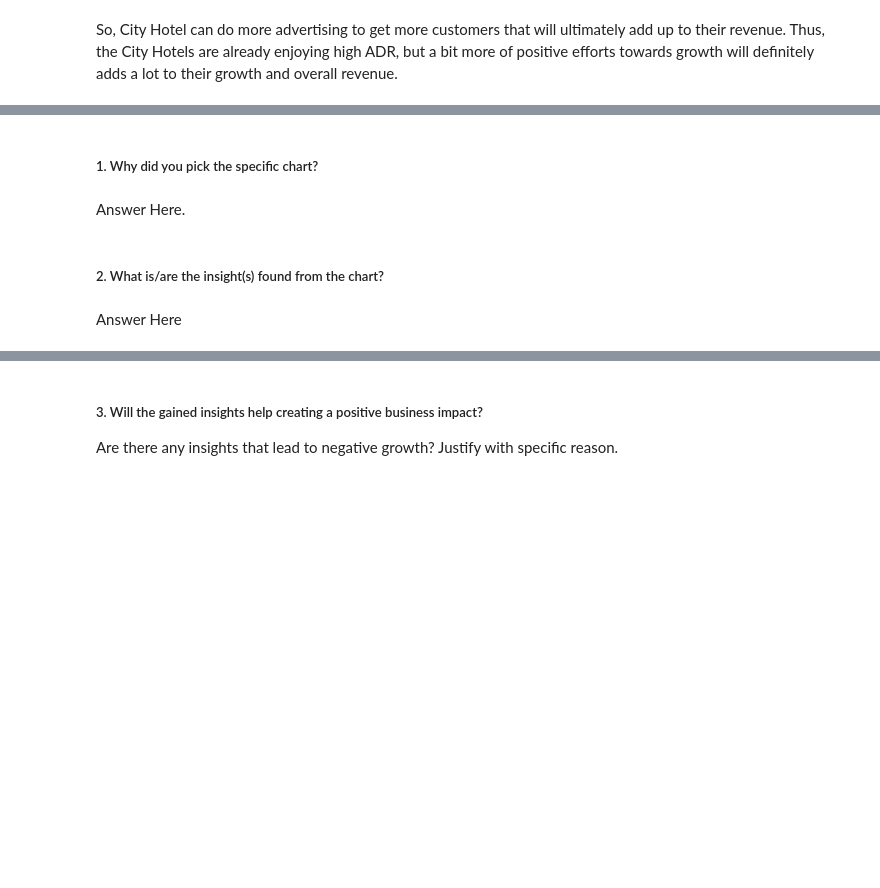
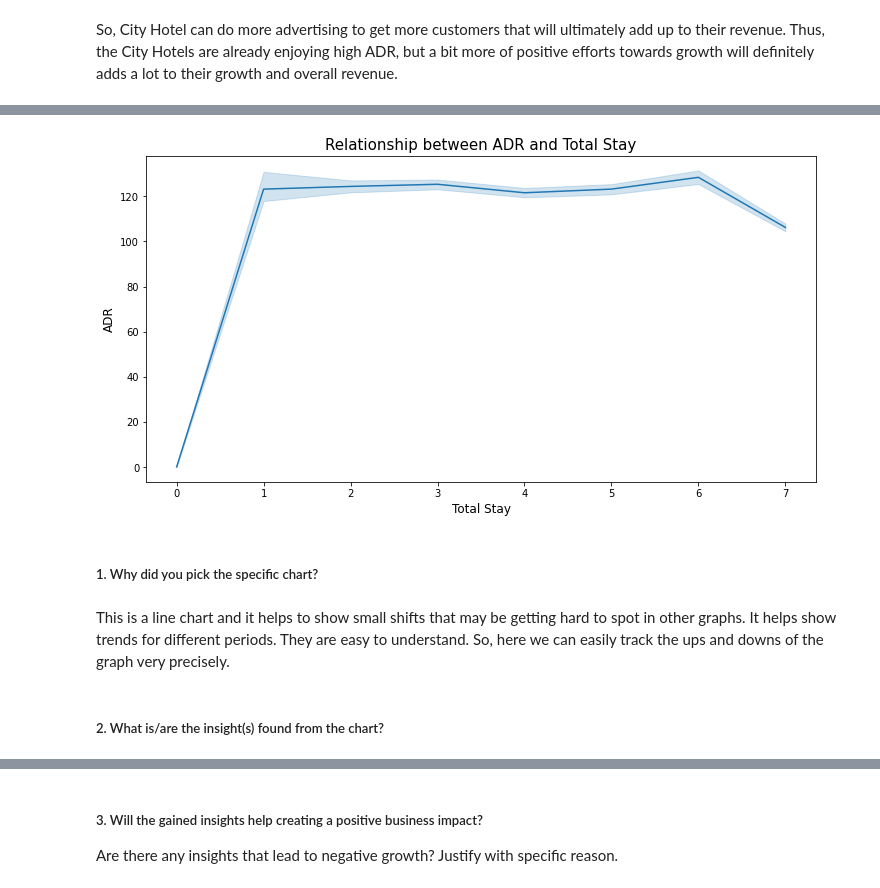
Before and after one commit to Apaulgithub/Hotel_Booking_Exploratory_Data_Analysis, a Jupyter notebook: Capstone_Project_1_Hotel_Booking_Analysis_EDA_Submission.ipynb, the cells around one changed output, grey strips where cells are left out. Saved outputs shown, nothing was run; the diff lists cells and outputs as text; code cells hidden in the pictures; blank space fills up the shorter version.

Commit message:
work done upto chart-10

```diff
--- a/Capstone_Project_1_Hotel_Booking_Analysis_EDA_Submission.ipynb
+++ b/Capstone_Project_1_Hotel_Booking_Analysis_EDA_Submission.ipynb
@@ -707,7 +707,7 @@ See the caveats in the documentation: https://pandas.pydata.org/pandas-docs/stab
 ### **Adding important columns as per requirement**
 # %%
 # Adding total staying days in hotels
-hotel_booking_df['total_stay'] = hotel_booking_df['stays_in_weekend_nights']+hotel_booking_df['stays_in_weekend_nights']
+hotel_booking_df['total_stay'] = hotel_booking_df['stays_in_weekend_nights']+hotel_booking_df['stays_in_week_nights']
 
 # Adding total people number as column, i.e. total types of person = num of adults + children + babies
 hotel_booking_df['total_people'] = hotel_booking_df['adults']+hotel_booking_df['babies']+hotel_booking_df['children']
@@ -827,0 +826,8 @@ So, City Hotel can do more advertising to get more customers that will ultimatel
+# %%
+# Chart - 3 visualization code
+# Groupby adr, total_stay, hotel
+adr_vs_total_stay = hotel_booking_df.groupby(['total_stay','adr','hotel']).agg('count').reset_index()
+adr_vs_total_stay = adr_vs_total_stay.iloc[:, :3]
+adr_vs_total_stay = adr_vs_total_stay.rename(columns = {'is_canceled':'number_of_stays'})
+adr_vs_total_stay = adr_vs_total_stay[:18000]
+adr_vs_total_stay
@@ -828,8 +848,23 @@ So, City Hotel can do more advertising to get more customers that will ultimatel
+# %%
+# Plotting the graph in line chart
+# Set plot size
+plt.figure(figsize=(12,6))
+
+# Create the figure object
+sns.lineplot(x= 'total_stay', y= 'adr', data= adr_vs_total_stay)
+
+# Set labels
+plt.xlabel('Total Stay', fontsize = 12)
+plt.ylabel('ADR', fontsize = 12)
+plt.title('Relationship between ADR and Total Stay', fontsize = 15)
+
+# Plot the graph
+plt.show()
+# %% [output]
+[figure, added]
 # %% [markdown]
 ##### 1. Why did you pick the specific chart?
-# %% [markdown]
-Answer Here.
+# %% [markdown]
+This is a line chart and it helps to show small shifts that may be getting hard to spot in other graphs. It helps show trends for different periods. They are easy to understand. So, here we can easily track the ups and downs of the graph very precisely.
 # %% [markdown]
 ##### 2. What is/are the insight(s) found from the chart?
-# %% [markdown]
-Answer Here
```
Also changed, not shown: parts of 78 cells of this notebook.
